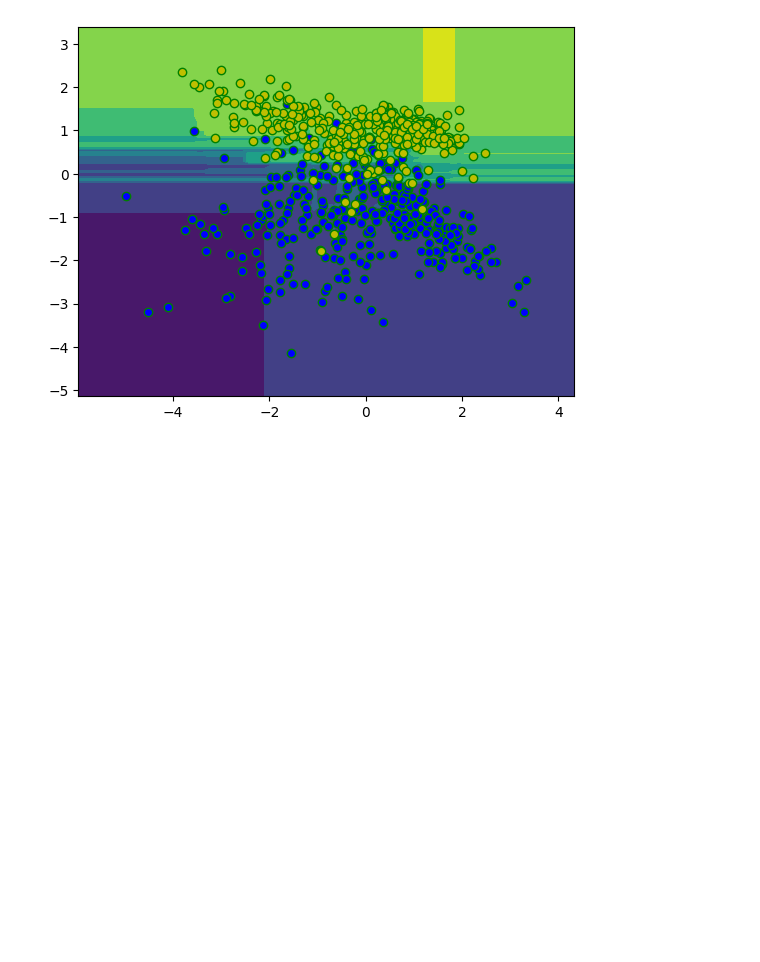
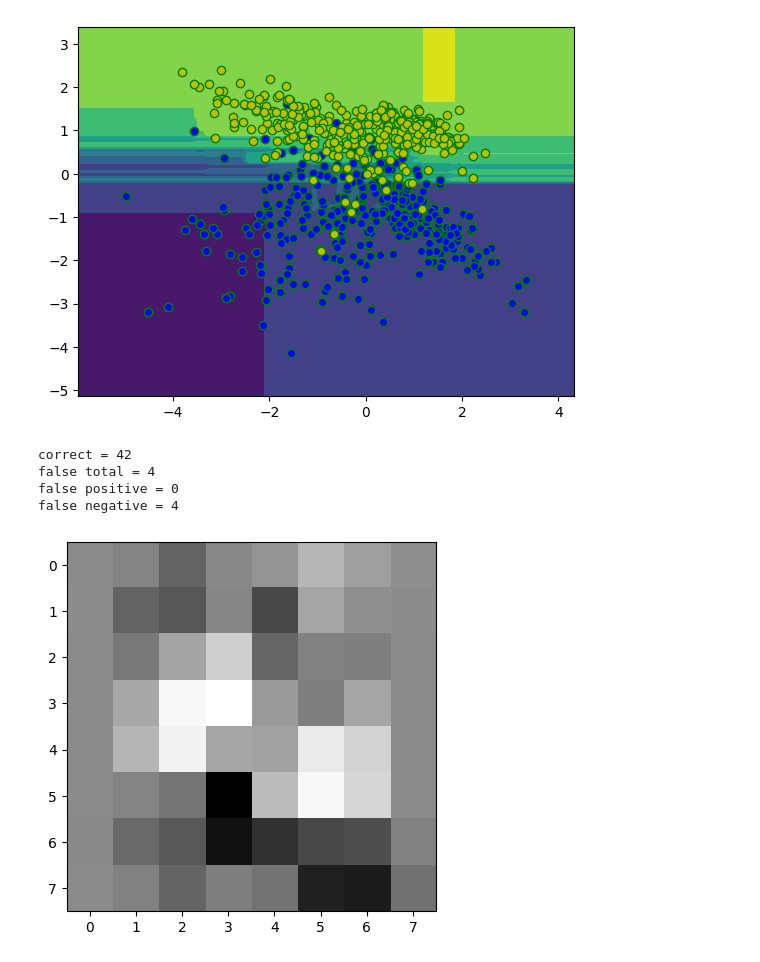
Before and after one commit to DanzTheDeadly/ml, a Jupyter notebook: scratch_2d.ipynb, the cells around one changed output. Cells and saved outputs as stored; diff of their text form; code cells hidden in the pictures; blank space fills up the shorter version.

Commit message:
digits

```diff
--- a/scratch_2d.ipynb
+++ b/scratch_2d.ipynb
@@ -111,0 +114,42 @@ plt.plot(train[train[:, 2] == 1][:, 0], train[train[:, 2] == 1][:, 1], 'oy', mar
+# %%
+import pandas as pd
+import matplotlib.pyplot as plt
+import numpy as np
+from sklearn import datasets
+from sklearn.model_selection import train_test_split
+from sklearn.naive_bayes import GaussianNB
+from sklearn.linear_model import RidgeClassifier
+from sklearn.inspection import DecisionBoundaryDisplay
+
+LABEL = 2
+
+digits = datasets.load_digits()
+label = pd.DataFrame({'label': digits.target})
+image = pd.DataFrame(digits.data)
+data = pd.concat([label, image], axis='columns')
+# data = data.loc[(data.label == 5) | (data.label == 6)]
+data['label'] = (data.label == LABEL).astype(int)
+X_train, X_test, y_train, y_test = sklearn.model_selection.train_test_split(data.loc[:, 0:], data.label)
+# %%
+# model = sklearn.linear_model.RidgeClassifier(alpha=1e2)
+# model = gaussian_process.GaussianProcessClassifier()
+# model = svm.SVC(C=1)
+model = sklearn.linear_model.LogisticRegression(C=1e-3)
+model.fit(X_train, y_train)
+predict = model.predict(X_test)
+plt.imshow(model.coef_.reshape((8, 8)), cmap='Grays')
+df = X_test.copy()
+df.insert(0, column='label', value=y_test)
+df.insert(1, column='predict', value=predict)
+all = df
+correct = df.loc[(df.label == df.predict) & df.label == 1].reset_index()
+df = df.loc[df.label != df.predict].reset_index()
+right = df.loc[df.predict == 1]
+wrong = df.loc[df.predict == 0]
+print(f'correct = {len(correct)}\nfalse total = {len(df)}\nfalse positive = {len(right)}\nfalse negative = {len(wrong)}')
+# %% [output]
+correct = 42
+false total = 4
+false positive = 0
+false negative = 4
+[figure, added]
```
Also changed, not shown: parts of 4 cells of this notebook.
